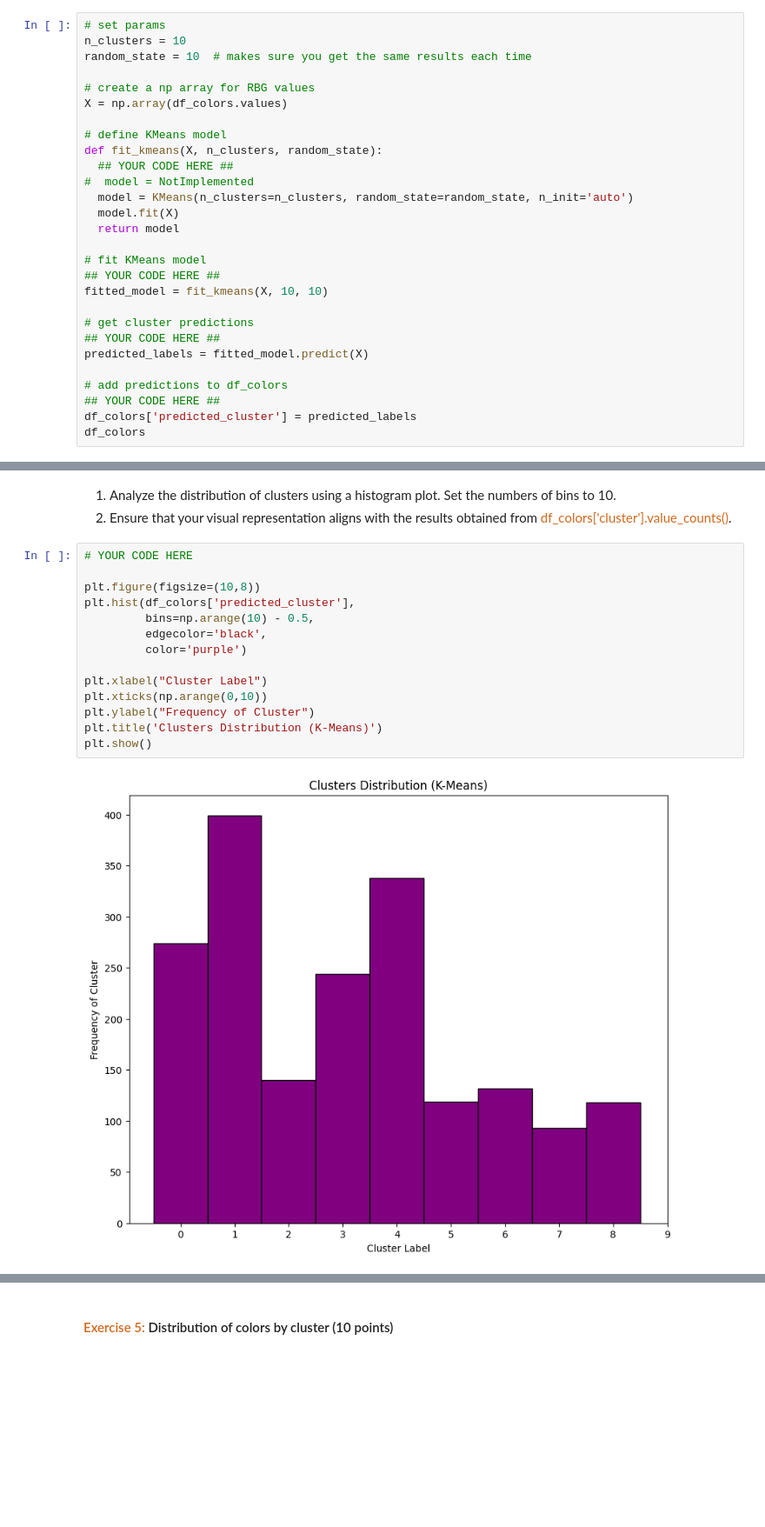
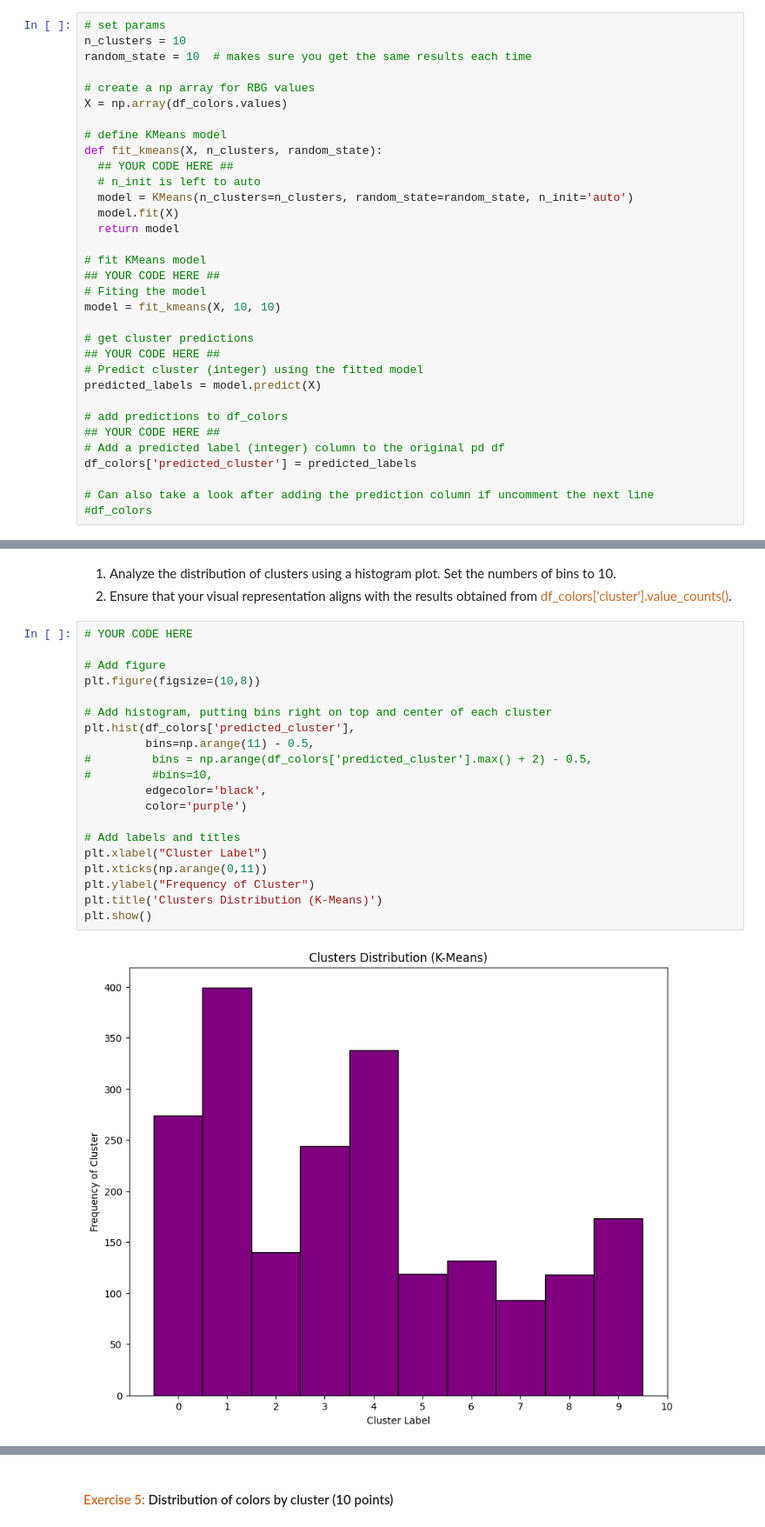
Before and after one commit to dabingougou/207, a Jupyter notebook: week_8/08_Kmeans_Clustering.ipynb, the cells around one changed output, grey strips where cells are left out. Shown at 87% size. Cells and saved outputs as stored; diff of their text form; blank space fills up the shorter version.

```diff
--- a/week_8/08_Kmeans_Clustering.ipynb
+++ b/week_8/08_Kmeans_Clustering.ipynb
@@ -208,20 +183,25 @@ X = np.array(df_colors.values)
 # define KMeans model
 def fit_kmeans(X, n_clusters, random_state):
   ## YOUR CODE HERE ##
-#  model = NotImplemented
+  # n_init is left to auto
   model = KMeans(n_clusters=n_clusters, random_state=random_state, n_init='auto')
   model.fit(X)
   return model
 
 # fit KMeans model
 ## YOUR CODE HERE ##
-fitted_model = fit_kmeans(X, 10, 10)
+# Fiting the model
+model = fit_kmeans(X, 10, 10)
 
 # get cluster predictions
 ## YOUR CODE HERE ##
-predicted_labels = fitted_model.predict(X)
+# Predict cluster (integer) using the fitted model
+predicted_labels = model.predict(X)
 
 # add predictions to df_colors
 ## YOUR CODE HERE ##
+# Add a predicted label (integer) column to the original pd df
 df_colors['predicted_cluster'] = predicted_labels
-df_colors
+
+# Can also take a look after adding the prediction column if uncomment the next line
+#df_colors
@@ -273,17 +217,23 @@ def fit_kmeans(X, n_clusters, random_state):
 # %%
 # YOUR CODE HERE
 
+# Add figure
 plt.figure(figsize=(10,8))
+
+# Add histogram, putting bins right on top and center of each cluster
 plt.hist(df_colors['predicted_cluster'],
-         bins=np.arange(10) - 0.5,
+         bins=np.arange(11) - 0.5,
+#         bins = np.arange(df_colors['predicted_cluster'].max() + 2) - 0.5,
+#         #bins=10,
          edgecolor='black',
          color='purple')
 
+# Add labels and titles
 plt.xlabel("Cluster Label")
-plt.xticks(np.arange(0,10))
+plt.xticks(np.arange(0,11))
 plt.ylabel("Frequency of Cluster")
 plt.title('Clusters Distribution (K-Means)')
 plt.show()
 # %% [output]
-[figure, old version]
+[figure, new version]
 # %%
```
Also changed, not shown: parts of 15 cells of this notebook.
